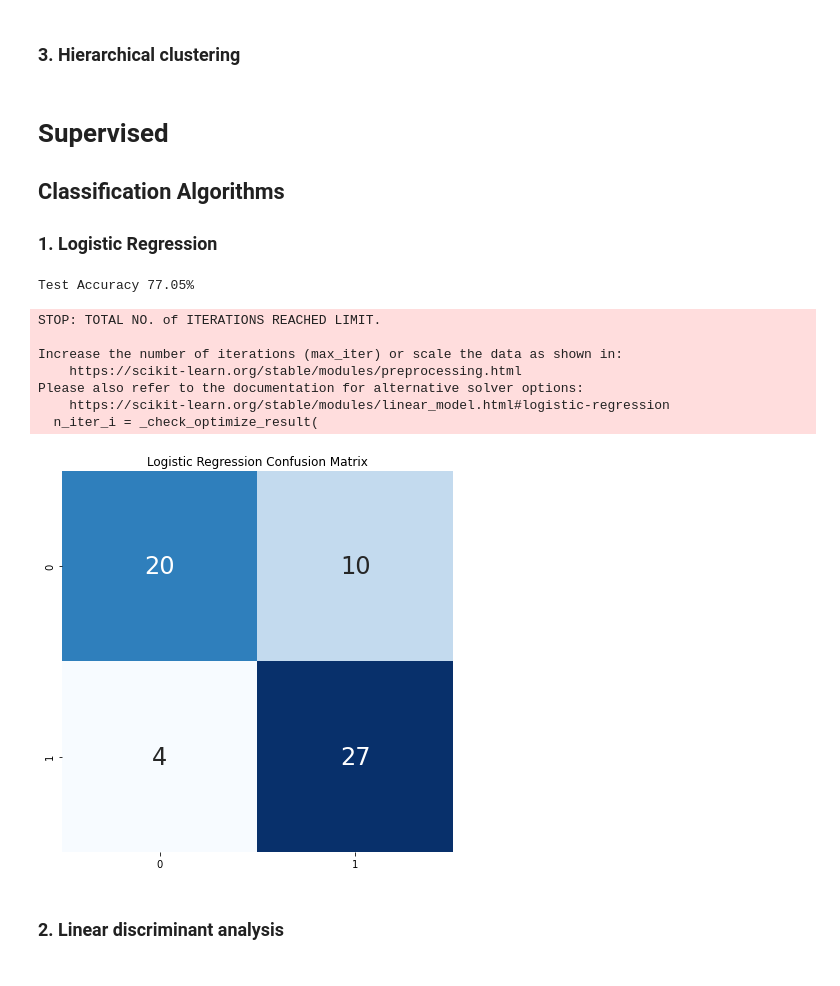
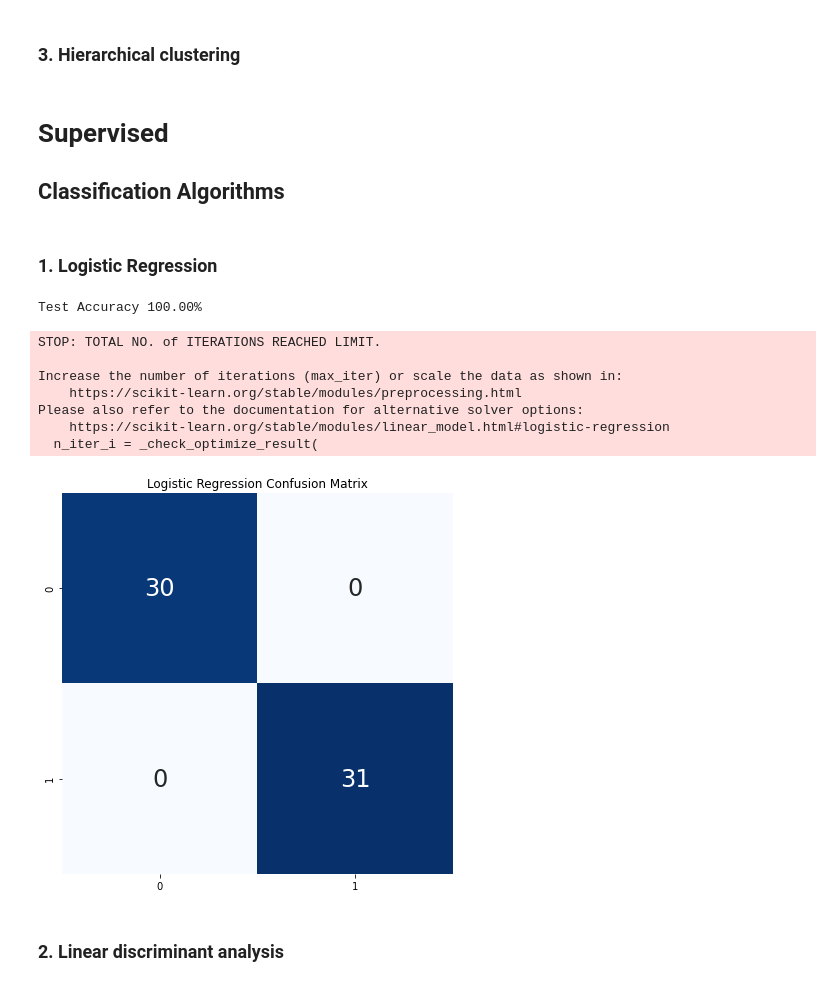
Before and after one commit to trs96/MLDA, a Jupyter notebook: Project.ipynb, the cells around one changed output. Cells and saved outputs as stored; diff of their text form; code cells hidden in the pictures.

Commit message:
Added some selection graphics, added Validation model selection, cleaned code a bit, png (tree) still not working

```diff
--- a/Project.ipynb
+++ b/Project.ipynb
@@ -735,20 +830,17 @@ plt.show()
 # Supervised
 
 ## Classification Algorithms
-
-### 1. Logistic Regression
+# %%
+X = df.drop("target", axis=1)
+y = df["target"]
+
+X_encoded = pd.get_dummies(df, columns=["sex", "cp", "fbs", "restecg", "exang", "slope", "ca", "thal"])
+X_train, X_test, y_train, y_test = train_test_split(X_encoded, y, test_size = 0.2, random_state = 1)
+# %% [markdown]
+### 1. Logistic Regression
 # %%
-def logistic_regression(dataframe):
+def logistic_regression():
 
-    X = dataframe.drop("target", axis=1)
-    y = dataframe["target"]
-
-    ##########################################################
-    # Was ist mit dem StandardScaler?
-
-    X_train, X_test, y_train, y_test = train_test_split(X, y, test_size = 0.2, random_state = 1)
-
-    # Accuracy
     accuracies = {}
     lr = LogisticRegression()
     lr.fit(X_train, y_train)
@@ -767,17 +859,17 @@ def logistic_regression(dataframe):
 
     plt.show()
 # %%
-logistic_regression(df)
+logistic_regression()
 # %% [output]
-Test Accuracy 77.05%
+Test Accuracy 100.00%
 STOP: TOTAL NO. of ITERATIONS REACHED LIMIT.
 
 Increase the number of iterations (max_iter) or scale the data as shown in:
     https://scikit-learn.org/stable/modules/preprocessing.html
 Please also refer to the documentation for alternative solver options:
     https://scikit-learn.org/stable/modules/linear_model.html#logistic-regression
   n_iter_i = _check_optimize_result(
-[figure, old version]
+[figure, new version]
 # %% [markdown]
 ### 2. Linear discriminant analysis
 # %%
```
Also changed, not shown: parts of 23 cells of this notebook.
